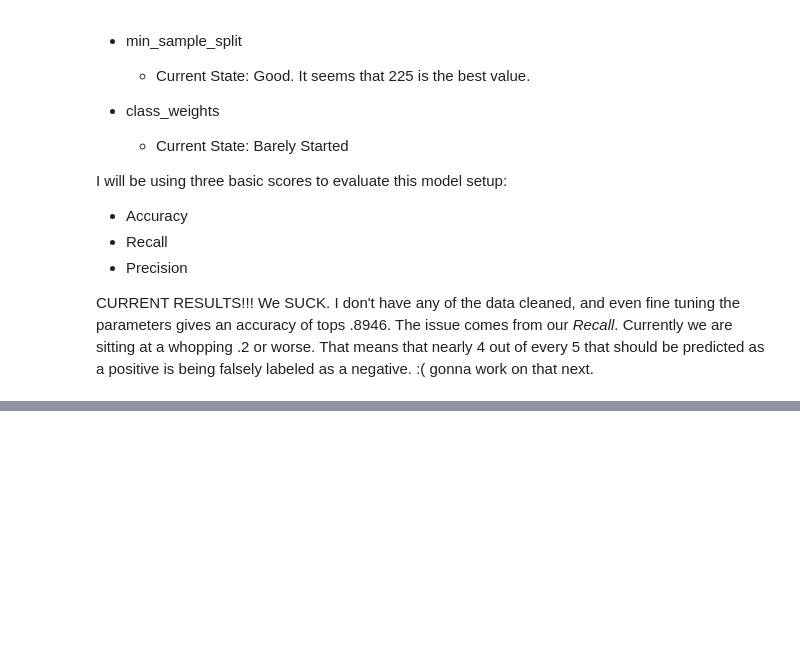
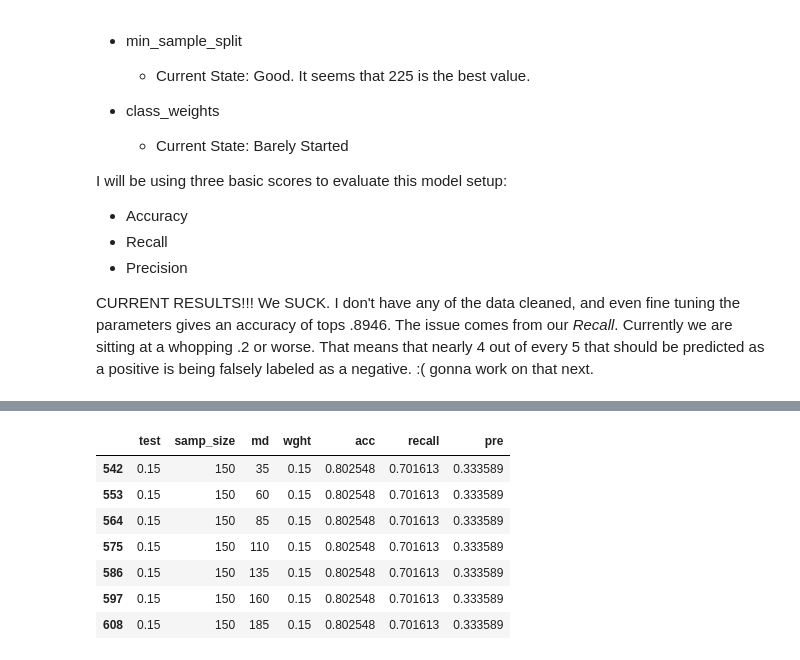
Before and after one commit to levi-wj/bank_case_study, a Jupyter notebook: Joseph's Stuff/Josephs_Notes.ipynb, the cells around one changed output, grey strips where cells are left out. Cells and saved outputs as stored; diff of their text form; code cells hidden in the pictures; blank space fills up the shorter version.

```diff
--- a/Joseph's Stuff/Josephs_Notes.ipynb
+++ b/Joseph's Stuff/Josephs_Notes.ipynb
@@ -164,0 +291,11 @@ plt.show()
+# %%
+big[(big["recall"] > .7) & (big["acc"] > .8)]
+# %% [output]
+|  | test | samp_size | md | wght | acc | recall | pre |
+| 542 | 0.15 | 150 | 35 | 0.15 | 0.802548 | 0.701613 | 0.333589 |
+| 553 | 0.15 | 150 | 60 | 0.15 | 0.802548 | 0.701613 | 0.333589 |
+| 564 | 0.15 | 150 | 85 | 0.15 | 0.802548 | 0.701613 | 0.333589 |
+| 575 | 0.15 | 150 | 110 | 0.15 | 0.802548 | 0.701613 | 0.333589 |
+| 586 | 0.15 | 150 | 135 | 0.15 | 0.802548 | 0.701613 | 0.333589 |
+| 597 | 0.15 | 150 | 160 | 0.15 | 0.802548 | 0.701613 | 0.333589 |
+| 608 | 0.15 | 150 | 185 | 0.15 | 0.802548 | 0.701613 | 0.333589 |
```
Also changed, not shown: parts of 16 cells of this notebook, 3 other files.
